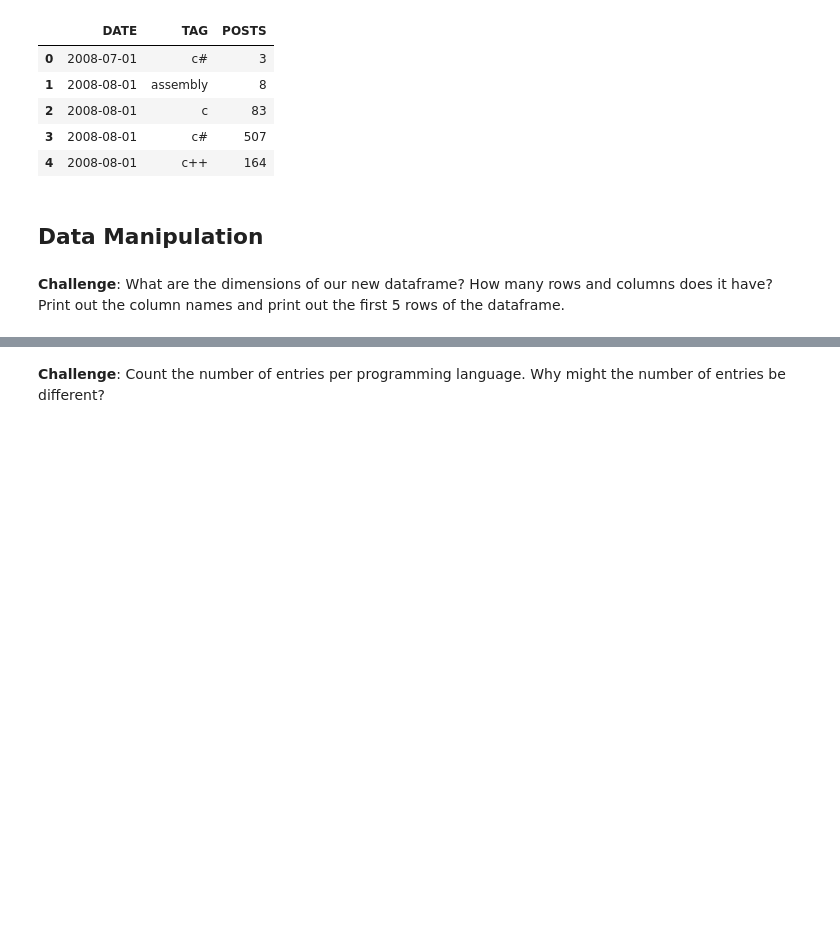
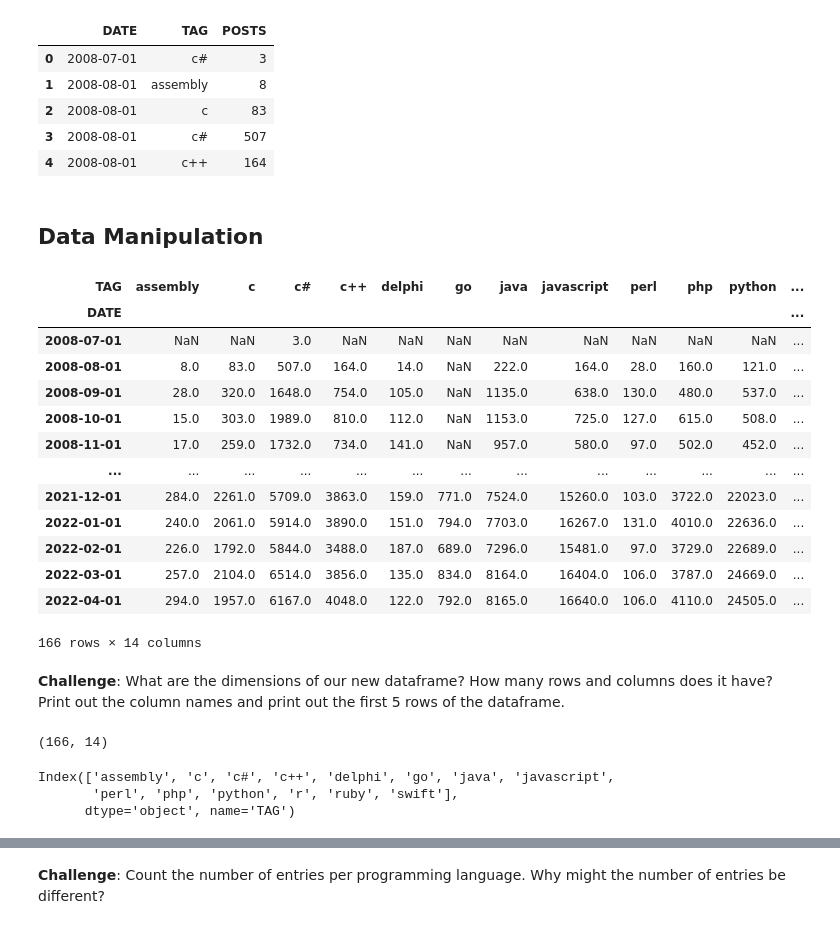
Before and after one commit to HKubinhetz/DS-ProgrammingLanguages, a Jupyter notebook: Programming_Languages_Data_Visualization.ipynb, the cells around one changed output, grey strips where cells are left out. Cells and saved outputs as stored; diff of their text form; code cells hidden in the pictures; blank space fills up the shorter version.

```diff
--- a/Programming_Languages_Data_Visualization.ipynb
+++ b/Programming_Languages_Data_Visualization.ipynb
@@ -156,5 +157,35 @@ df.head()
 | 4 | 2008-08-01 | c++ | 164 |
 # %% [markdown]
 ## Data Manipulation
+# %%
+new_df = df.pivot(index="DATE", columns="TAG", values="POSTS")
+new_df
+# %% [output]
+| TAG | assembly | c | c# | c++ | delphi | go | java | javascript | perl | php | python | ... |
+| DATE |  |  |  |  |  |  |  |  |  |  |  | ... |
+| 2008-07-01 | NaN | NaN | 3.0 | NaN | NaN | NaN | NaN | NaN | NaN | NaN | NaN | ... |
+| 2008-08-01 | 8.0 | 83.0 | 507.0 | 164.0 | 14.0 | NaN | 222.0 | 164.0 | 28.0 | 160.0 | 121.0 | ... |
+| 2008-09-01 | 28.0 | 320.0 | 1648.0 | 754.0 | 105.0 | NaN | 1135.0 | 638.0 | 130.0 | 480.0 | 537.0 | ... |
+| 2008-10-01 | 15.0 | 303.0 | 1989.0 | 810.0 | 112.0 | NaN | 1153.0 | 725.0 | 127.0 | 615.0 | 508.0 | ... |
+| 2008-11-01 | 17.0 | 259.0 | 1732.0 | 734.0 | 141.0 | NaN | 957.0 | 580.0 | 97.0 | 502.0 | 452.0 | ... |
+| ... | ... | ... | ... | ... | ... | ... | ... | ... | ... | ... | ... | ... |
+| 2021-12-01 | 284.0 | 2261.0 | 5709.0 | 3863.0 | 159.0 | 771.0 | 7524.0 | 15260.0 | 103.0 | 3722.0 | 22023.0 | ... |
+| 2022-01-01 | 240.0 | 2061.0 | 5914.0 | 3890.0 | 151.0 | 794.0 | 7703.0 | 16267.0 | 131.0 | 4010.0 | 22636.0 | ... |
+| 2022-02-01 | 226.0 | 1792.0 | 5844.0 | 3488.0 | 187.0 | 689.0 | 7296.0 | 15481.0 | 97.0 | 3729.0 | 22689.0 | ... |
+| 2022-03-01 | 257.0 | 2104.0 | 6514.0 | 3856.0 | 135.0 | 834.0 | 8164.0 | 16404.0 | 106.0 | 3787.0 | 24669.0 | ... |
+| 2022-04-01 | 294.0 | 1957.0 | 6167.0 | 4048.0 | 122.0 | 792.0 | 8165.0 | 16640.0 | 106.0 | 4110.0 | 24505.0 | ... |
+166 rows × 14 columns
 # %% [markdown]
 **Challenge**: What are the dimensions of our new dataframe? How many rows and columns does it have? Print out the column names and print out the first 5 rows of the dataframe.
+# %%
+# Checking the dimensions of our new dataframe:
+new_df.shape
+# %% [output]
+(166, 14)
+# %%
+# Checking the column headers
+new_df.columns
+# %% [output]
+Index(['assembly', 'c', 'c#', 'c++', 'delphi', 'go', 'java', 'javascript',
+       'perl', 'php', 'python', 'r', 'ruby', 'swift'],
+      dtype='object', name='TAG')
```
Also changed, not shown: parts of 9 cells of this notebook.
